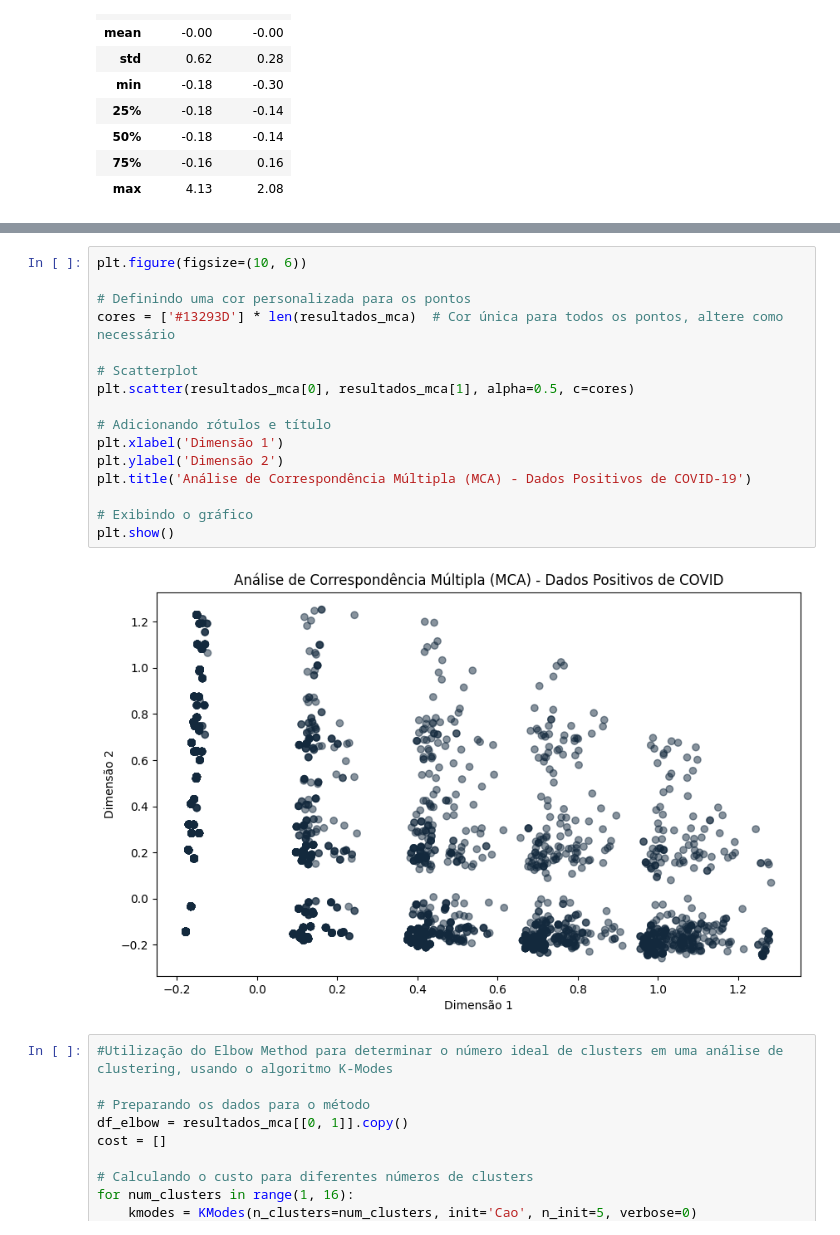
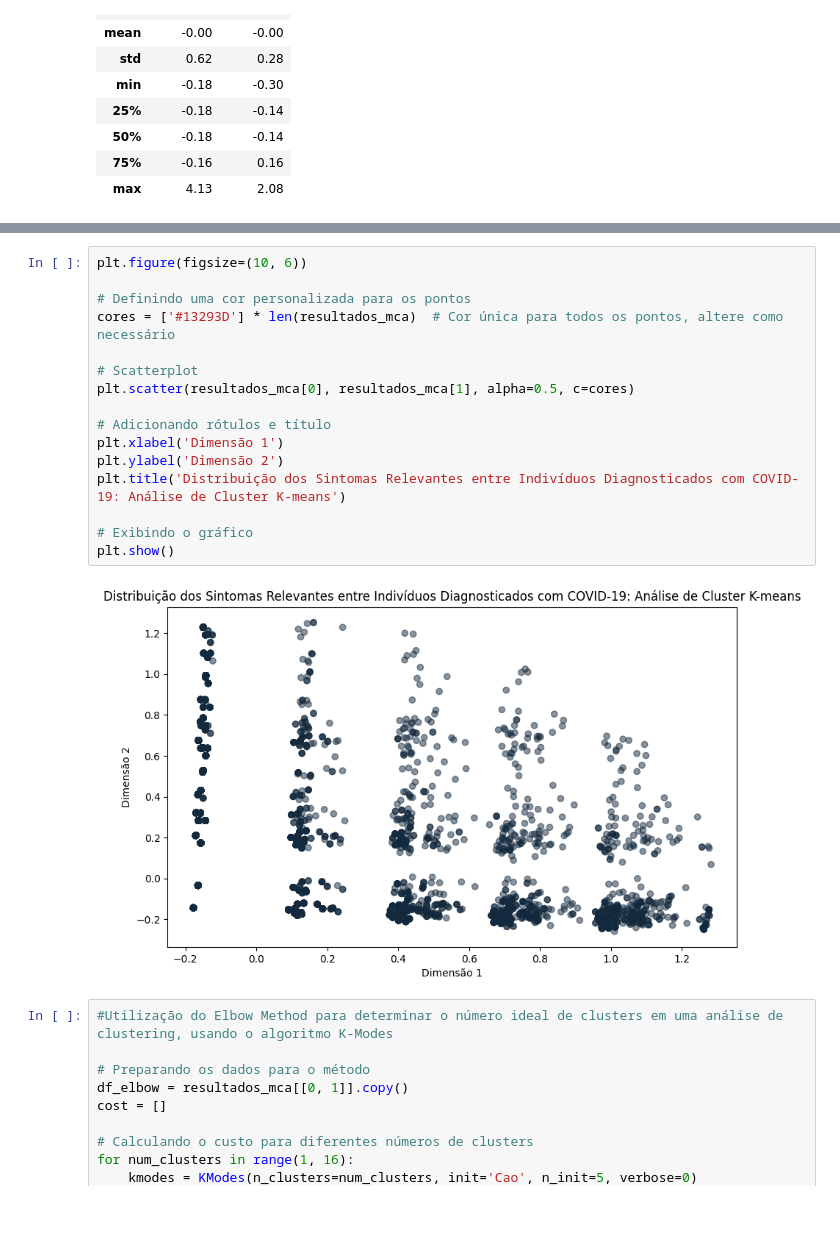
Before and after one commit to JGIBIN/jorgegibin, a Jupyter notebook: TECHCHALLENGE_FASE_3.ipynb, the cells around one changed output, grey strips where cells are left out. Saved outputs shown, nothing was run; the diff lists cells and outputs as text.

```diff
--- a/TECHCHALLENGE_FASE_3.ipynb
+++ b/TECHCHALLENGE_FASE_3.ipynb
@@ -879,21 +879,21 @@ print(outliers)
 # %%
 plt.figure(figsize=(10, 6))
 
 # Definindo uma cor personalizada para os pontos
 cores = ['#13293D'] * len(resultados_mca)  # Cor única para todos os pontos, altere como necessário
 
 # Scatterplot
 plt.scatter(resultados_mca[0], resultados_mca[1], alpha=0.5, c=cores)
 
 # Adicionando rótulos e título
 plt.xlabel('Dimensão 1')
 plt.ylabel('Dimensão 2')
-plt.title('Análise de Correspondência Múltipla (MCA) - Dados Positivos de COVID-19')
+plt.title('Distribuição dos Sintomas Relevantes entre Indivíduos Diagnosticados com COVID-19: Análise de Cluster K-means')
 
 # Exibindo o gráfico
 plt.show()
 # %% [output]
-[figure, old version]
+[figure, new version]
 # %%
 #Utilização do Elbow Method para determinar o número ideal de clusters em uma análise de clustering, usando o algoritmo K-Modes
 
```
Also changed, not shown: parts of 3 cells of this notebook.
